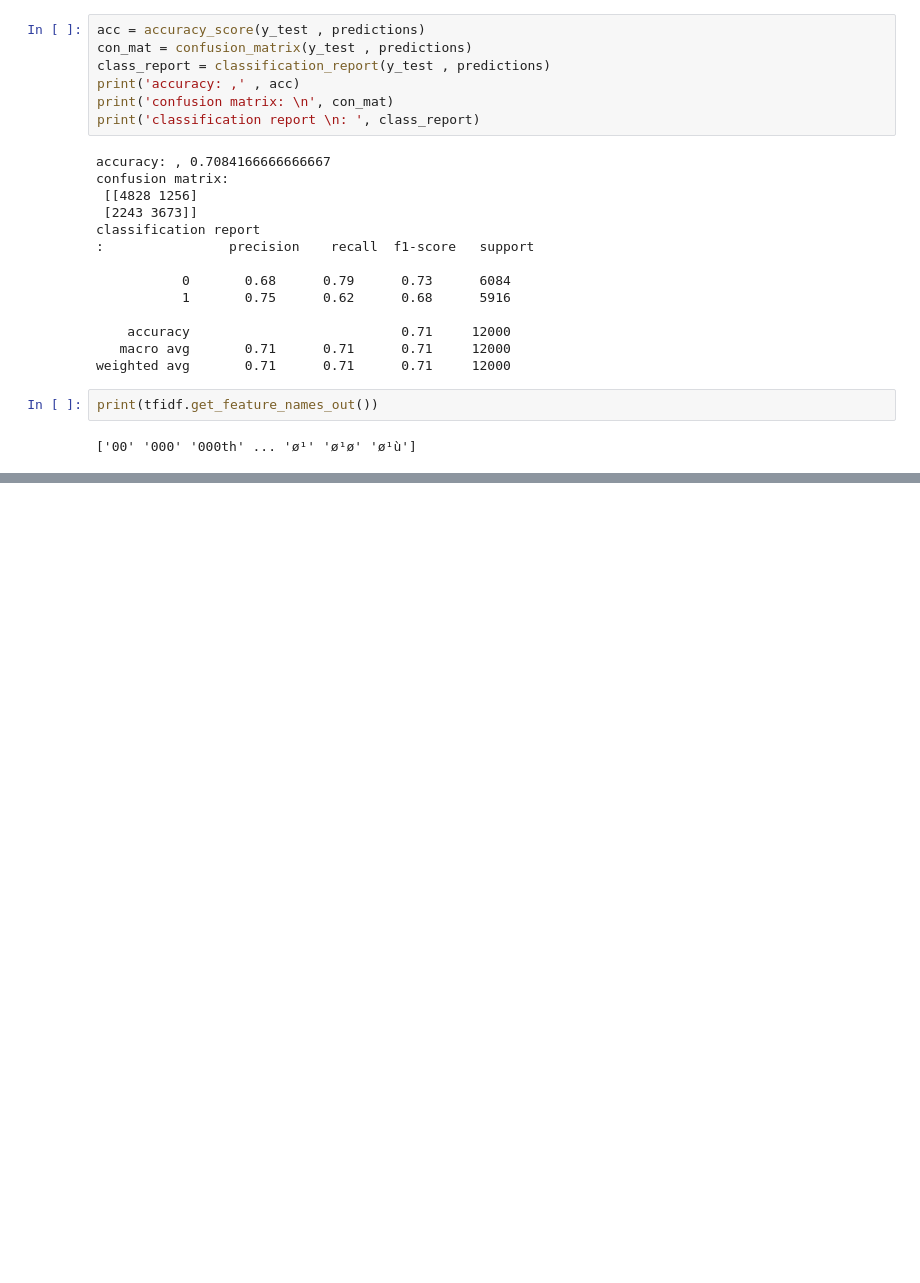
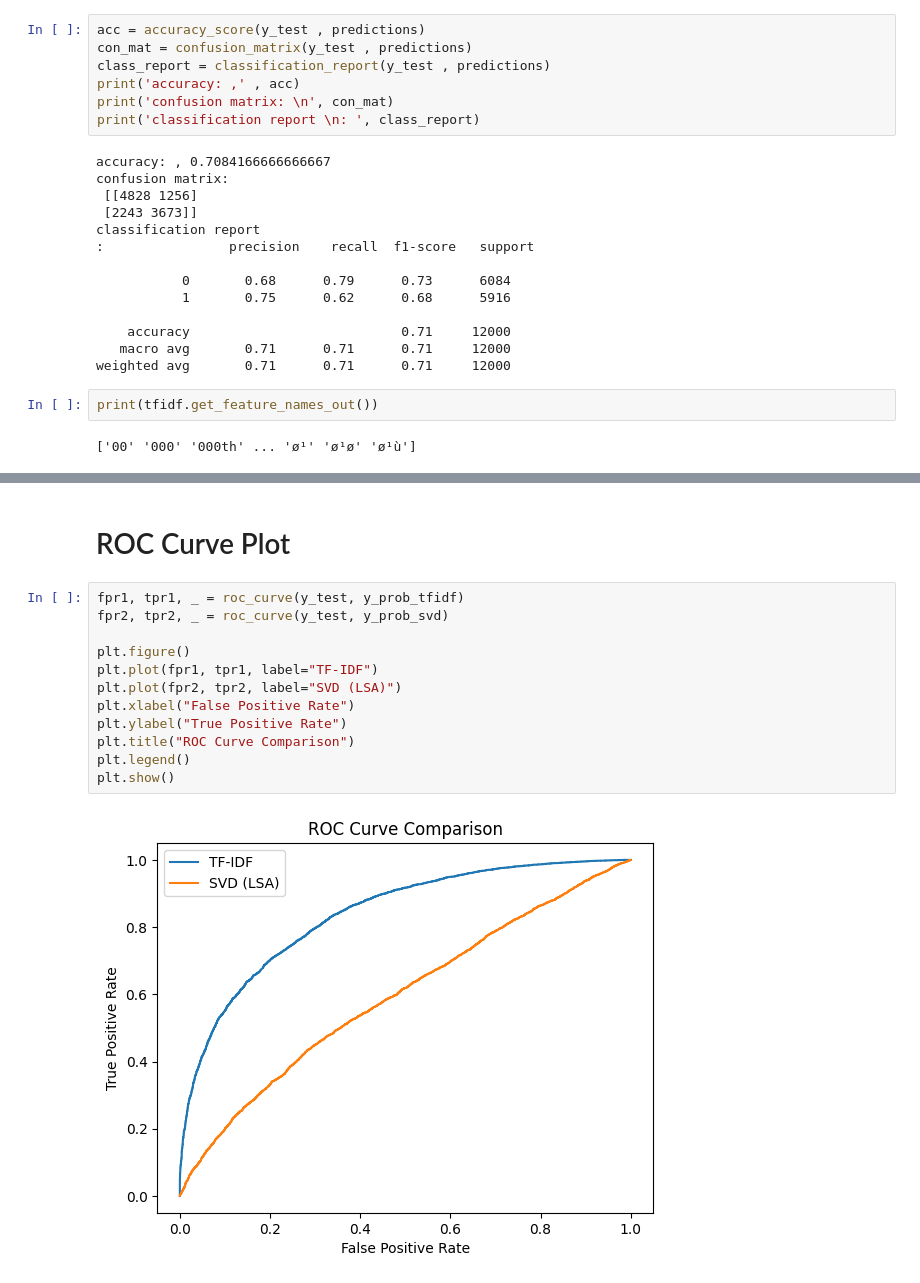
Before and after one commit to ahmed55mo/fake-news-detection, a Jupyter notebook: 20231013_20230143_20231131.ipynb, the cells around one changed output, grey strips where cells are left out. Cells and saved outputs as stored; diff of their text form; blank space fills up the shorter version.

```diff
--- a/20231013_20230143_20231131.ipynb
+++ b/20231013_20230143_20231131.ipynb
@@ -186,0 +260,16 @@ print(tfidf.get_feature_names_out())
+# %% [markdown]
+# ROC Curve Plot
+# %%
+fpr1, tpr1, _ = roc_curve(y_test, y_prob_tfidf)
+fpr2, tpr2, _ = roc_curve(y_test, y_prob_svd)
+
+plt.figure()
+plt.plot(fpr1, tpr1, label="TF-IDF")
+plt.plot(fpr2, tpr2, label="SVD (LSA)")
+plt.xlabel("False Positive Rate")
+plt.ylabel("True Positive Rate")
+plt.title("ROC Curve Comparison")
+plt.legend()
+plt.show()
+# %% [output]
+[figure, added]
```
Also changed, not shown: parts of 16 cells of this notebook.
